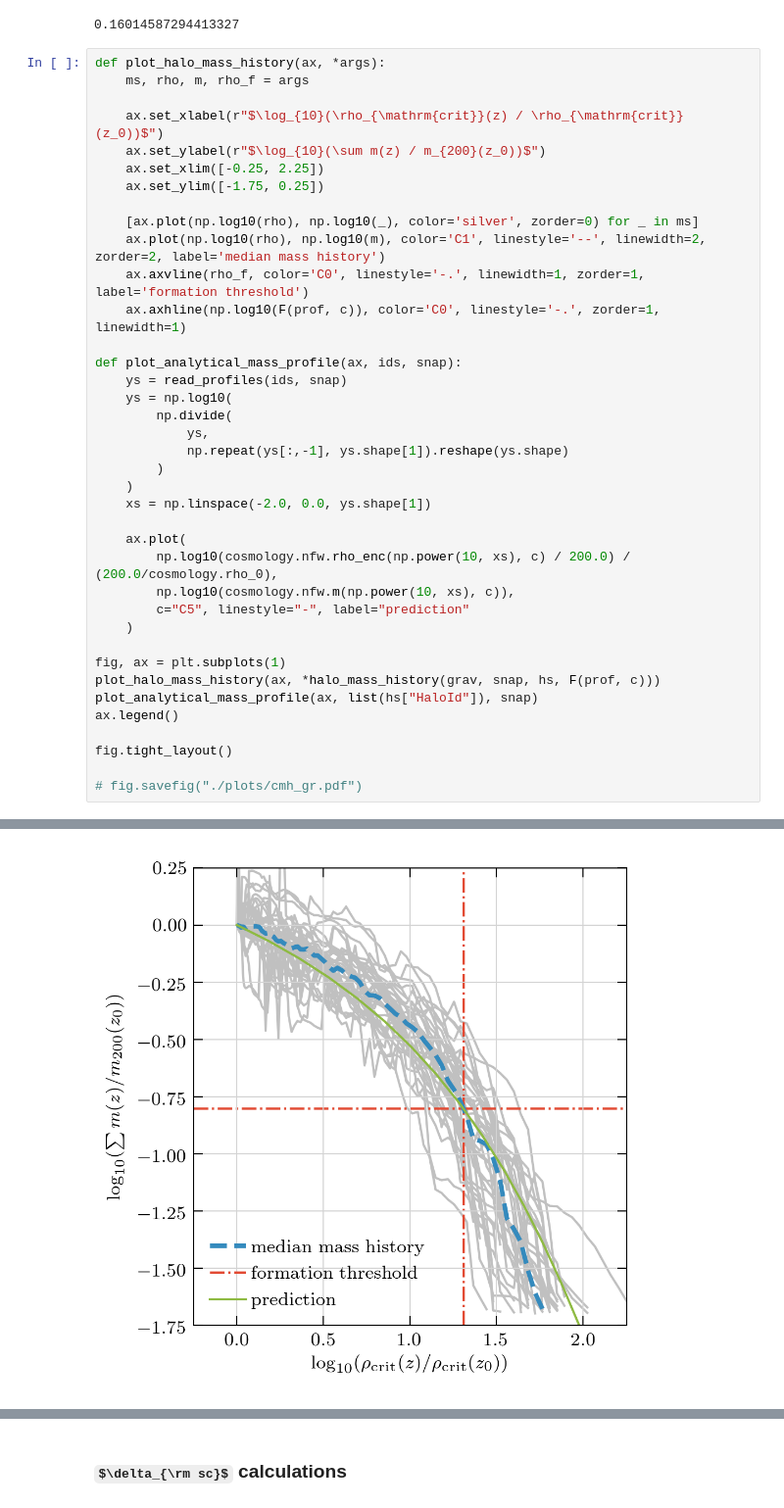
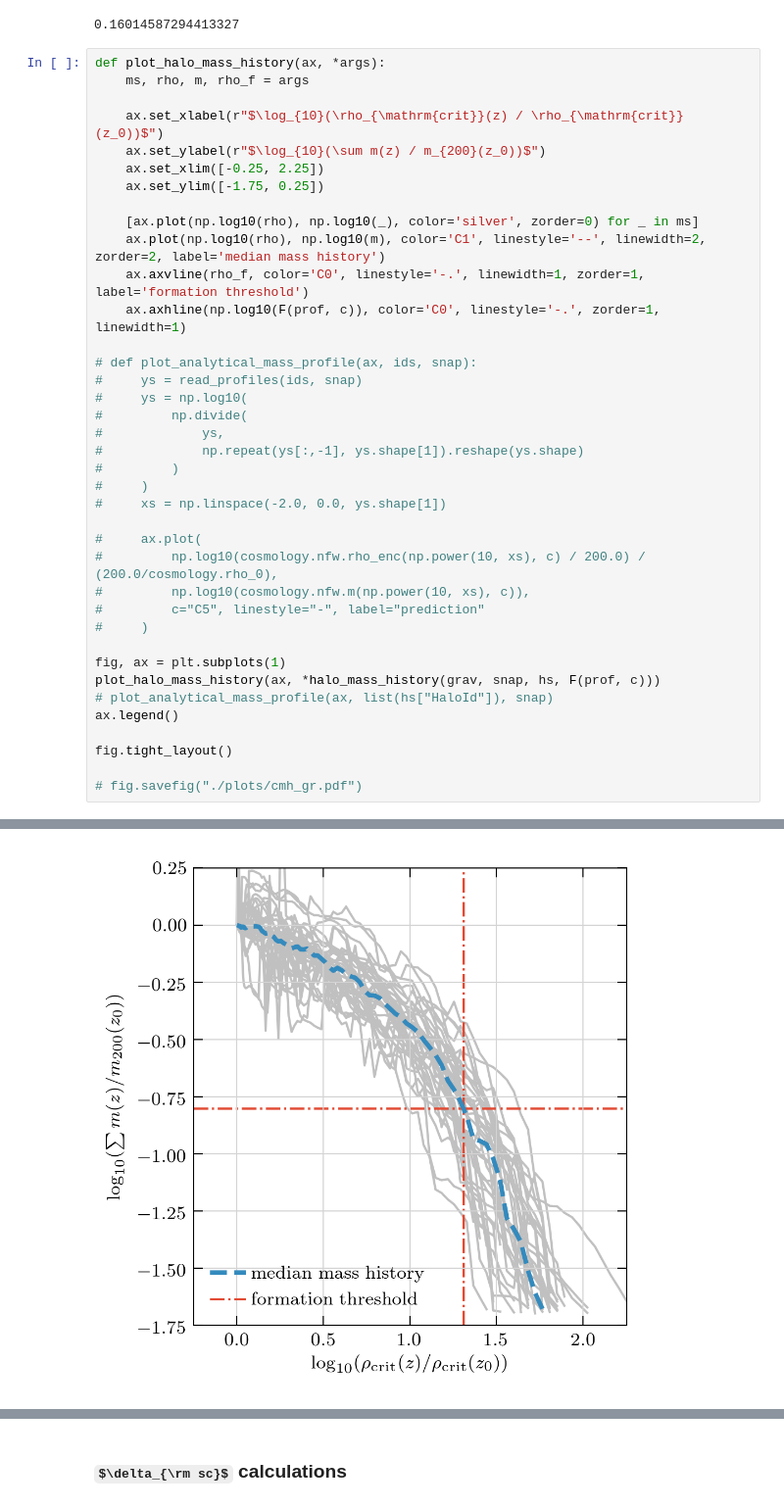
Before and after one commit to oleskiewicz/hbtp, a Jupyter notebook: halo.ipynb, the cells around one changed output, grey strips where cells are left out. Shown: that part at 98% size. Saved outputs shown, nothing was run; the diff lists cells and outputs as text; some formulas as TeX source.

```diff
--- a/halo.ipynb
+++ b/halo.ipynb
@@ -391,25 +391,25 @@ def plot_halo_mass_history(ax, *args):
     ax.axvline(rho_f, color='C0', linestyle='-.', linewidth=1, zorder=1, label='formation threshold')
     ax.axhline(np.log10(F(prof, c)), color='C0', linestyle='-.', zorder=1, linewidth=1)
 
-def plot_analytical_mass_profile(ax, ids, snap):
-    ys = read_profiles(ids, snap)
-    ys = np.log10(
-        np.divide(
-            ys,
-            np.repeat(ys[:,-1], ys.shape[1]).reshape(ys.shape)
-        )
-    )
-    xs = np.linspace(-2.0, 0.0, ys.shape[1])
+# def plot_analytical_mass_profile(ax, ids, snap):
+#     ys = read_profiles(ids, snap)
+#     ys = np.log10(
+#         np.divide(
+#             ys,
+#             np.repeat(ys[:,-1], ys.shape[1]).reshape(ys.shape)
+#         )
+#     )
+#     xs = np.linspace(-2.0, 0.0, ys.shape[1])
 
-    ax.plot(
-        np.log10(cosmology.nfw.rho_enc(np.power(10, xs), c) / 200.0) / (200.0/cosmology.rho_0),
-        np.log10(cosmology.nfw.m(np.power(10, xs), c)),
-        c="C5", linestyle="-", label="prediction"
-    )
+#     ax.plot(
+#         np.log10(cosmology.nfw.rho_enc(np.power(10, xs), c) / 200.0) / (200.0/cosmology.rho_0),
+#         np.log10(cosmology.nfw.m(np.power(10, xs), c)),
+#         c="C5", linestyle="-", label="prediction"
+#     )
 
 fig, ax = plt.subplots(1)
 plot_halo_mass_history(ax, *halo_mass_history(grav, snap, hs, F(prof, c)))
-plot_analytical_mass_profile(ax, list(hs["HaloId"]), snap)
+# plot_analytical_mass_profile(ax, list(hs["HaloId"]), snap)
 ax.legend()
 
 fig.tight_layout()
@@ -420 +419 @@ INFO:root:Retrieving profile for halos [[55, 60, 61, 69, 79, 81, 82, 83, 85, 87,
-[figure, old version]
+[figure, new version]
```
Also changed, not shown: parts of 2 cells of this notebook, 1 other file.
